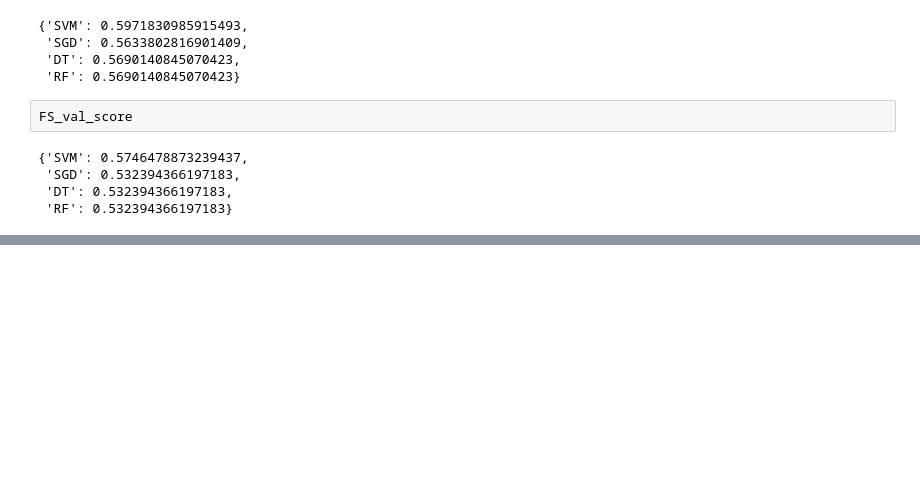
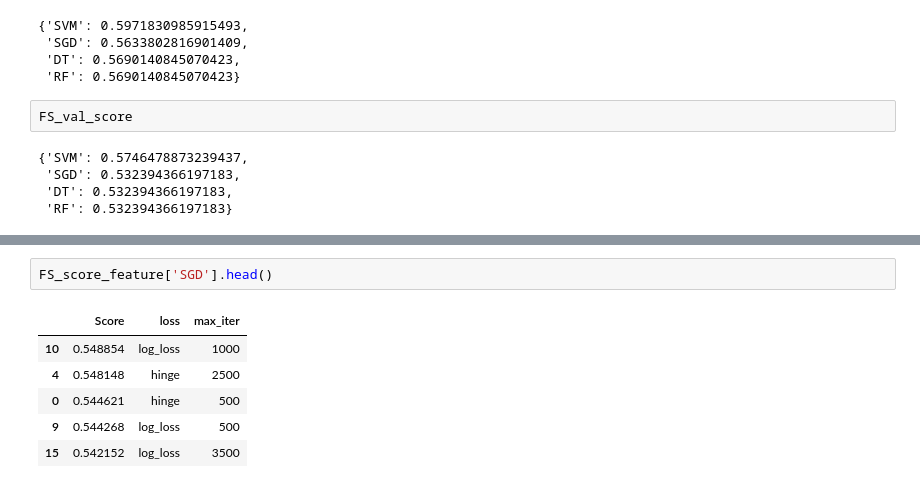
Before and after one commit to ho7221/ML_term_project, a Jupyter notebook: rhj_attempt_AIO.ipynb, the cells around one changed output, grey strips where cells are left out. Drawn from its saved outputs; the diff is of its cells as text; blank space fills up the shorter version.

```diff
--- a/rhj_attempt_AIO.ipynb
+++ b/rhj_attempt_AIO.ipynb
@@ -502,0 +548,9 @@ FS_val_score
+# %%
+FS_score_feature['SGD'].head()
+# %% [output]
+|  | Score | loss | max_iter |
+| 10 | 0.548854 | log_loss | 1000 |
+| 4 | 0.548148 | hinge | 2500 |
+| 0 | 0.544621 | hinge | 500 |
+| 9 | 0.544268 | log_loss | 500 |
+| 15 | 0.542152 | log_loss | 3500 |
```
Also changed, not shown: parts of 7 cells of this notebook.
